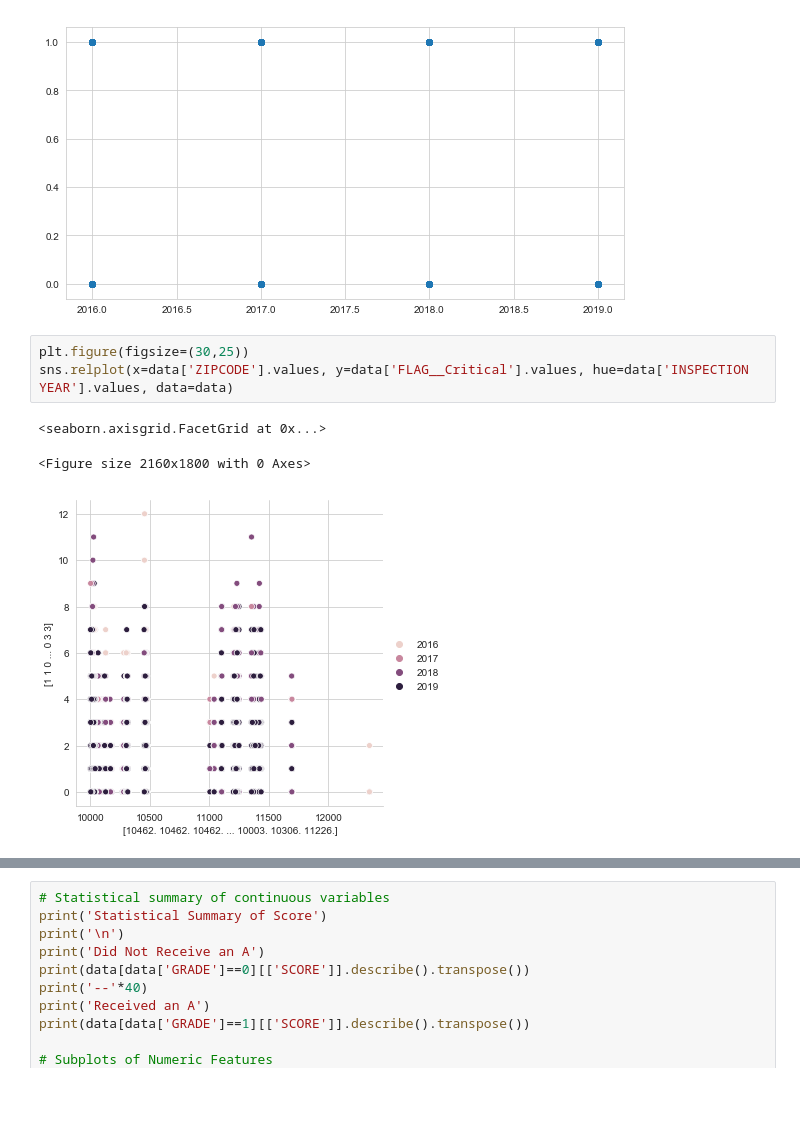
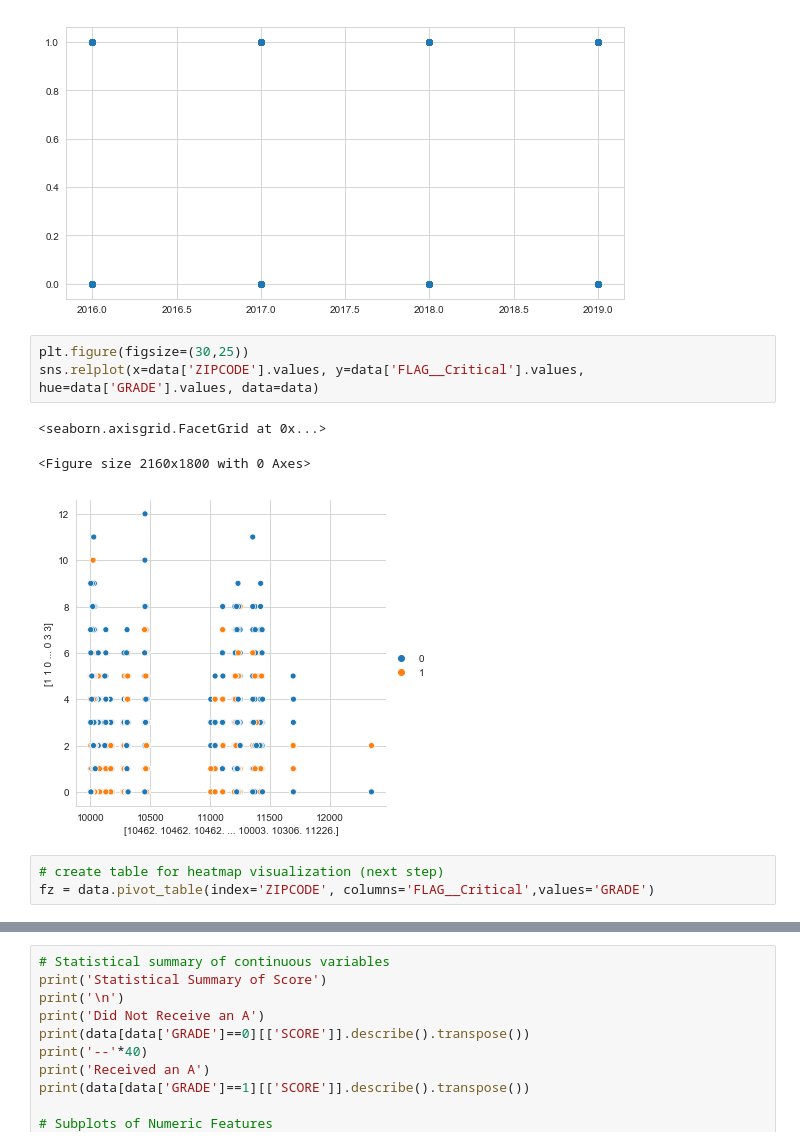
Before and after one commit to deep22kar/random-forest, a Jupyter notebook: EDA_Models1.ipynb, the cells around one changed output, grey strips where cells are left out. Drawn from its saved outputs; the diff is of its cells as text; blank space fills up the shorter version.

```diff
--- a/EDA_Models1.ipynb
+++ b/EDA_Models1.ipynb
@@ -324,8 +318,11 @@ plt.scatter(data['INSPECTION YEAR'], data['GRADE'])
 [figure]
 # %%
 plt.figure(figsize=(30,25))
-sns.relplot(x=data['ZIPCODE'].values, y=data['FLAG__Critical'].values, hue=data['INSPECTION YEAR'].values, data=data)
+sns.relplot(x=data['ZIPCODE'].values, y=data['FLAG__Critical'].values, hue=data['GRADE'].values, data=data)
 # %% [output]
 <seaborn.axisgrid.FacetGrid at 0x...>
 <Figure size 2160x1800 with 0 Axes>
-[figure, old version]
+[figure, new version]
+# %%
+# create table for heatmap visualization (next step)
+fz = data.pivot_table(index='ZIPCODE', columns='FLAG__Critical',values='GRADE')
```
Also changed, not shown: parts of 59 cells of this notebook, 6 other files.
